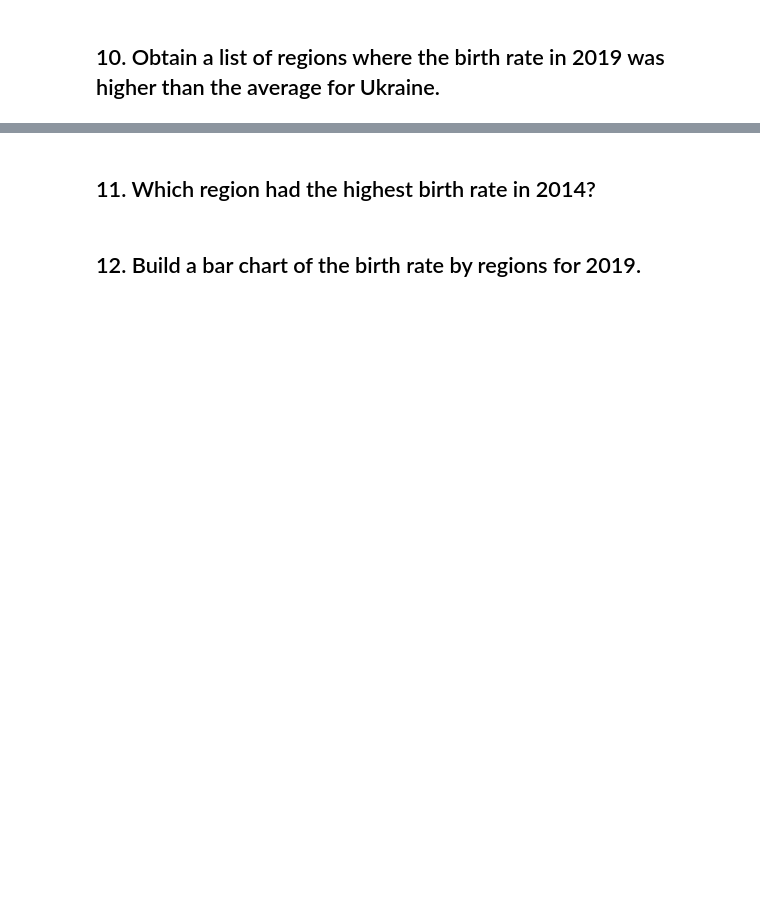
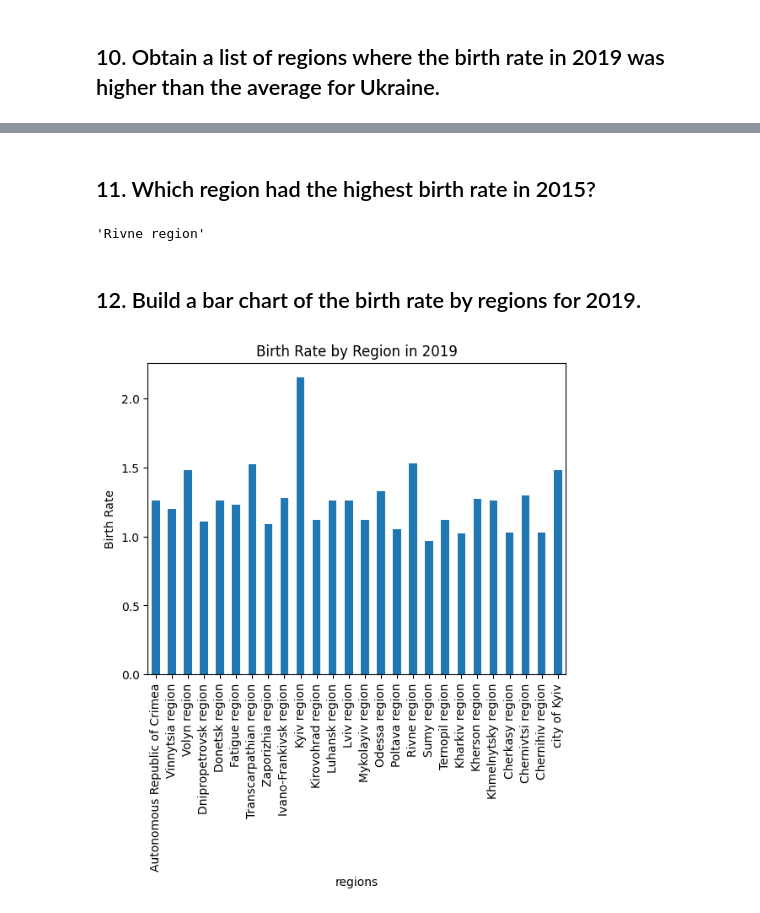
Before and after one commit to KamilGrundas/Data_science, a Jupyter notebook: homework_2/part_1/Hw2.1.ipynb, the cells around one changed output, grey strips where cells are left out. Drawn from its saved outputs; the diff is of its cells as text; code cells hidden in the pictures; blank space fills up the shorter version.

```diff
--- a/homework_2/part_1/Hw2.1.ipynb
+++ b/homework_2/part_1/Hw2.1.ipynb
@@ -24,3 +25,6 @@ df.shape
 (27, 8)
 # %% [markdown]
 ## 4. Replace the `"—"` value in the table with NaN.
+# %%
+df.replace("_", pd.NA, inplace=True)
+df
@@ -29,2 +63,6 @@ df.shape
 # %% [markdown]
 ## 6. Change the types of non-numeric columns to numeric. Hint: these are columns that contained the `"—"`.
+# %%
+for col in df.columns[1:]:
+    df[col] = pd.to_numeric(df[col], errors='coerce')
+df.dtypes
@@ -33,2 +93,5 @@ df.shape
 # %% [markdown]
 ## 8. Remove data for the entire country, which is the last row of the table.
+# %%
+df = df[:-1]
+df.shape
@@ -35,2 +100,6 @@ df.shape
 # %% [markdown]
 ## 9. Place missing data in columns with average values of those columns (using `fillna`).
+# %%
+for col in df.columns[1:]:
+    df.loc[:,col] = df[col].fillna(df[col].mean())
+df
@@ -39,4 +142,15 @@ df.shape
 # %% [markdown]
-## 11. Which region had the highest birth rate in 2014?
+## 11. Which region had the highest birth rate in 2015?
+# %%
+df.loc[df['2015'].idxmax()]['regions']
+# %% [output]
+'Rivne region'
 # %% [markdown]
 ## 12. Build a bar chart of the birth rate by regions for 2019.
+# %%
+df.set_index('regions')['2019'].plot(kind='bar')
+plt.ylabel('Birth Rate')
+plt.title('Birth Rate by Region in 2019')
+plt.show()
+# %% [output]
+[figure, added]
```
Also changed, not shown: parts of 12 cells of this notebook, 2 other files.
